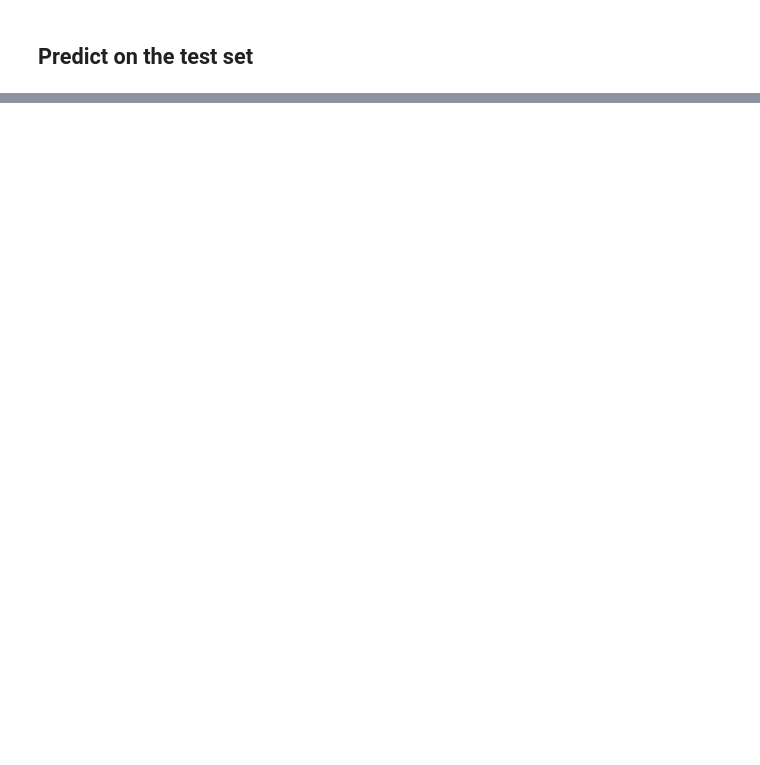
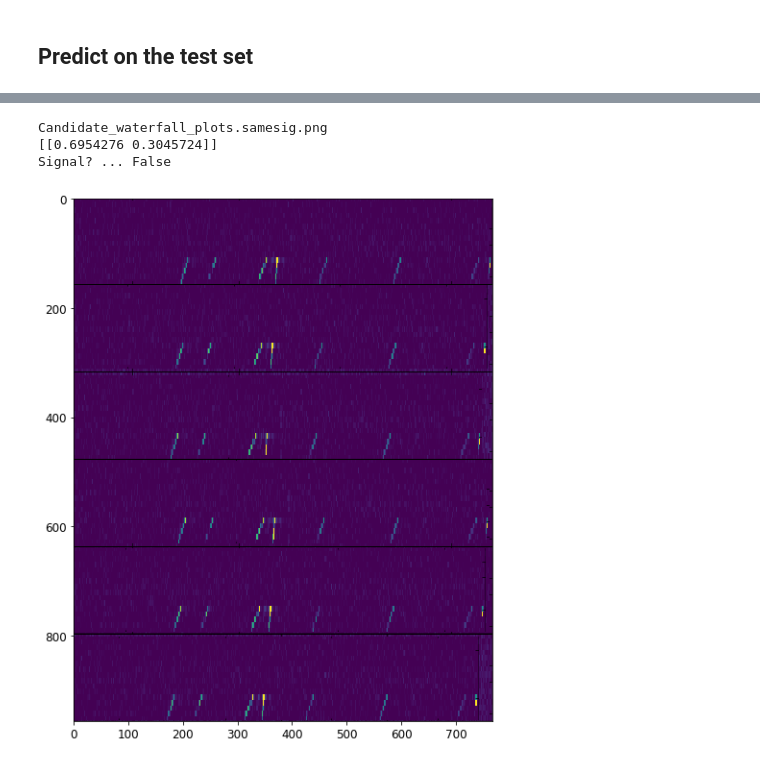
Before and after one commit to RobHarrand/SETI, a Jupyter notebook: notebooks/SETI Pipeline/3. SETI CNN model 20181210 py2 RH v001.ipynb, the cells around one changed output, grey strips where cells are left out. Cells and saved outputs as stored; diff of their text form; code cells hidden in the pictures; blank space fills up the shorter version.

```diff
--- a/notebooks/SETI Pipeline/3. SETI CNN model 20181210 py2 RH v001.ipynb
+++ b/notebooks/SETI Pipeline/3. SETI CNN model 20181210 py2 RH v001.ipynb
@@ -252,0 +254,9 @@ cm_df
+# %%
+path = '/home/paperspace/Documents/SETI/abacad/'
+cnn_outputs = path + 'cnn_outputs/'
+
+#model = load_model(cnn_outputs + 'seti_inc3_binary_20190130_v1.h5')
+#model.load_weights(cnn_outputs + 'seti_weights_inc3_binary_20190130_v1.h5')
+
+#open data inputs
+open_data = '/home/paperspace/Documents/SETI/abacad/open/'
@@ -252,0 +269,26 @@ cm_df
+# %%
+def image_preprocess(file):
+    img = image.load_img(file, target_size=[img_dim,img_dim])
+    img = image.img_to_array(img)
+    img = img.reshape(1, img_dim, img_dim, 3)
+    return(img)
+# %%
+threshold = 0.75
+# %%
+file_choice = open_data_files[0]
+
+img = image_preprocess(open_data + file_choice)
+
+print(file_choice)
+pred = model.predict(img)
+print(pred)
+print("Signal? ... " + str(pred[0][1] > threshold))
+
+fig = plt.figure(figsize=(10, 10))
+plt.imshow(Image.open(open_data + file_choice))
+plt.show()
+# %% [output]
+Candidate_waterfall_plots.samesig.png
+[[0.6954276 0.3045724]]
+Signal? ... False
+[figure, added]
```
Also changed, not shown: parts of 32 cells of this notebook, 1 other file.
